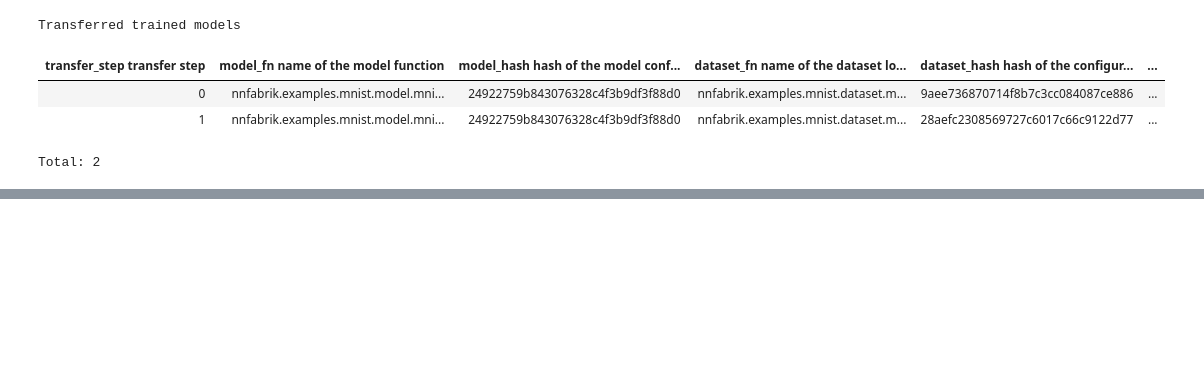
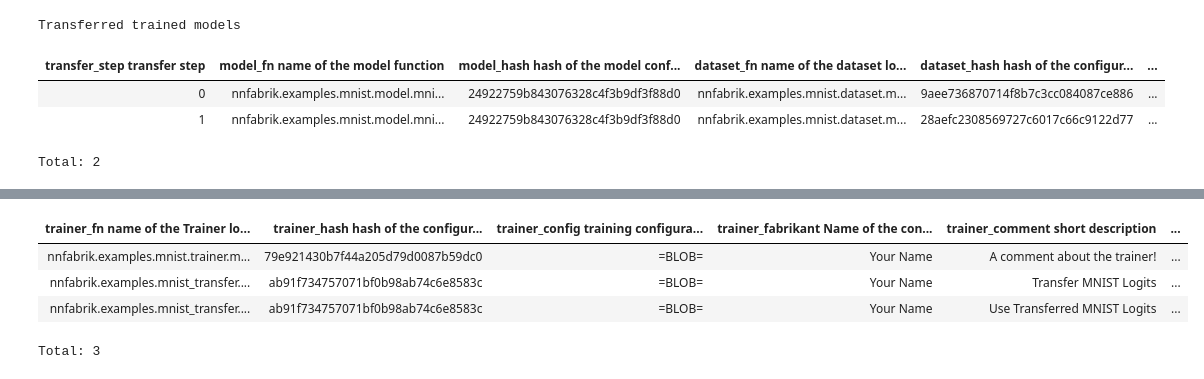
Before and after one commit to sinzlab/nnfabrik, a Jupyter notebook: nnfabrik/examples/notebooks/transfer_example.ipynb, the cells around one changed output, grey strips where cells are left out. Cells and saved outputs as stored; diff of their text form; code cells hidden in the pictures; blank space fills up the shorter version.

```diff
--- a/nnfabrik/examples/notebooks/transfer_example.ipynb
+++ b/nnfabrik/examples/notebooks/transfer_example.ipynb
@@ -135,0 +178,8 @@ Total: 5
+# %%
+Trainer()
+# %% [output]
+| trainer_fn name of the Trainer lo... | trainer_hash hash of the configur... | trainer_config training configura... | trainer_fabrikant Name of the con... | trainer_comment short description | ... |
+| nnfabrik.examples.mnist.trainer.m... | 79e921430b7f44a205d79d0087b59dc0 | =BLOB= | Your Name | A comment about the trainer! | ... |
+| nnfabrik.examples.mnist_transfer.... | ab91f734757071bf0b98ab74c6e8583c | =BLOB= | Your Name | Transfer MNIST Logits | ... |
+| nnfabrik.examples.mnist_transfer.... | ab91f734757071bf0b98ab74c6e8583c | =BLOB= | Your Name | Use Transferred MNIST Logits | ... |
+Total: 3
```
Also changed, not shown: parts of 39 cells of this notebook, 6 other files.
